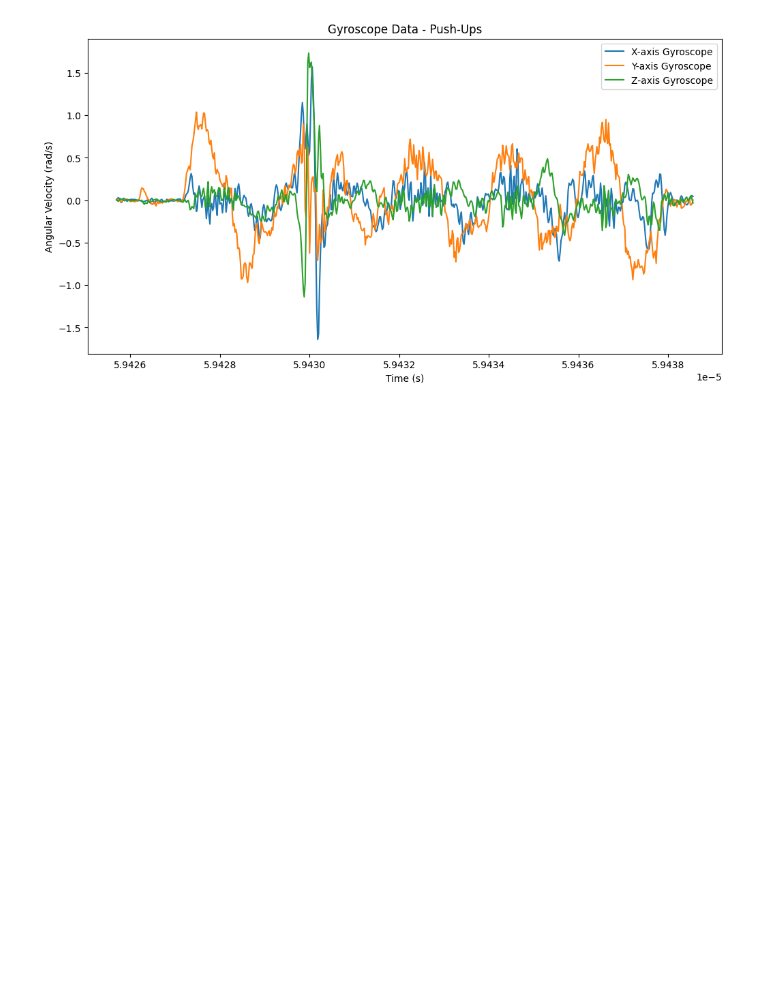
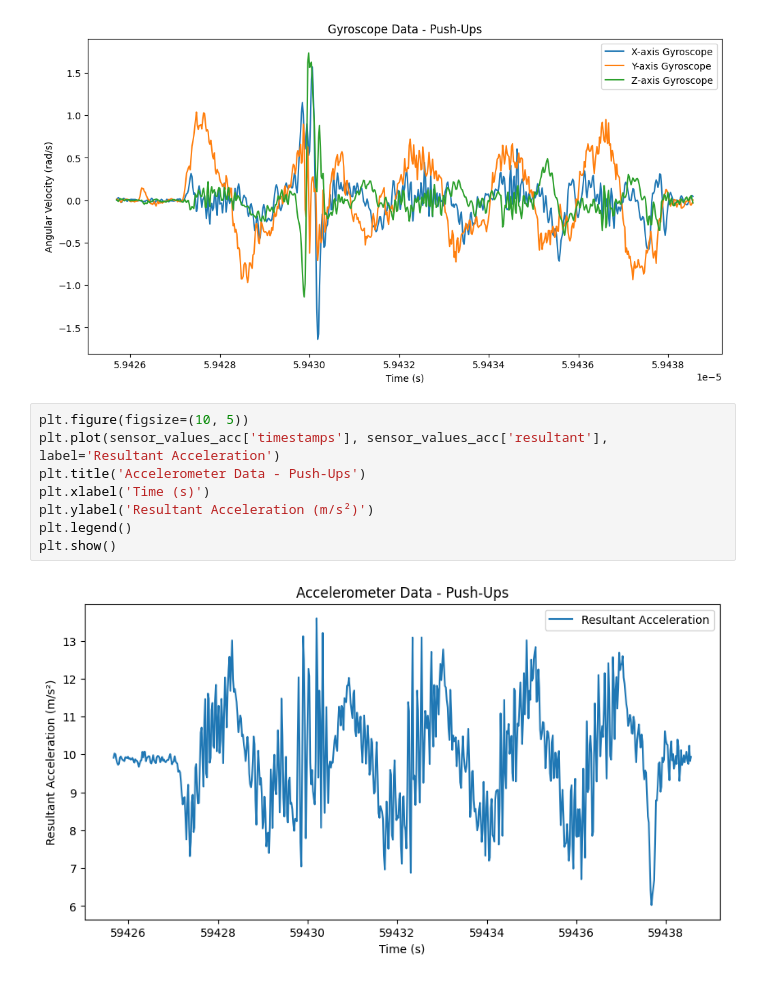
Before and after one commit to DatAlbertW/MSDWeekly, a Jupyter notebook: exercise.10/exercise_10.ipynb, the cells around one changed output. Drawn from its saved outputs; the diff is of its cells as text; blank space fills up the shorter version.

```diff
--- a/exercise.10/exercise_10.ipynb
+++ b/exercise.10/exercise_10.ipynb
@@ -213,3 +213,13 @@ plt.legend()
 plt.show()
 # %% [output]
 [figure]
+# %%
+plt.figure(figsize=(10, 5))
+plt.plot(sensor_values_acc['timestamps'], sensor_values_acc['resultant'], label='Resultant Acceleration')
+plt.title('Accelerometer Data - Push-Ups')
+plt.xlabel('Time (s)')
+plt.ylabel('Resultant Acceleration (m/s²)')
+plt.legend()
+plt.show()
+# %% [output]
+[figure, added]
```
Also changed, not shown: parts of 1 cell of this notebook, 1 other file.
